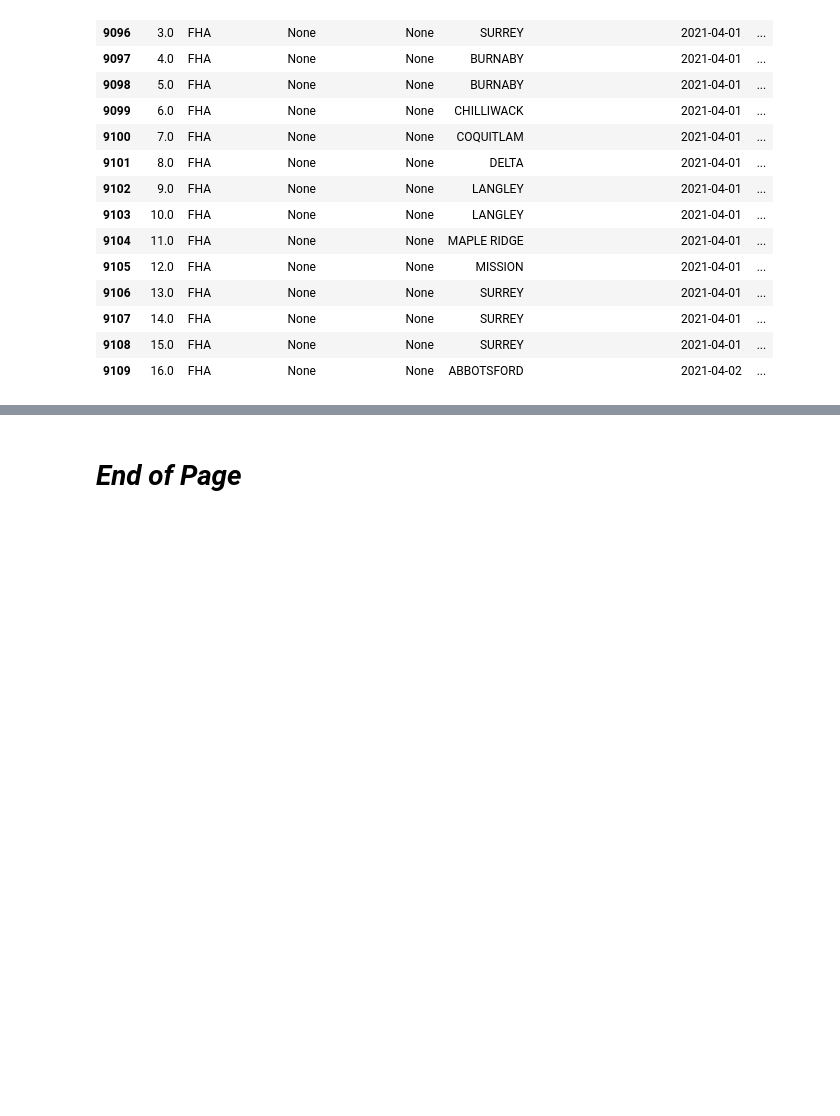
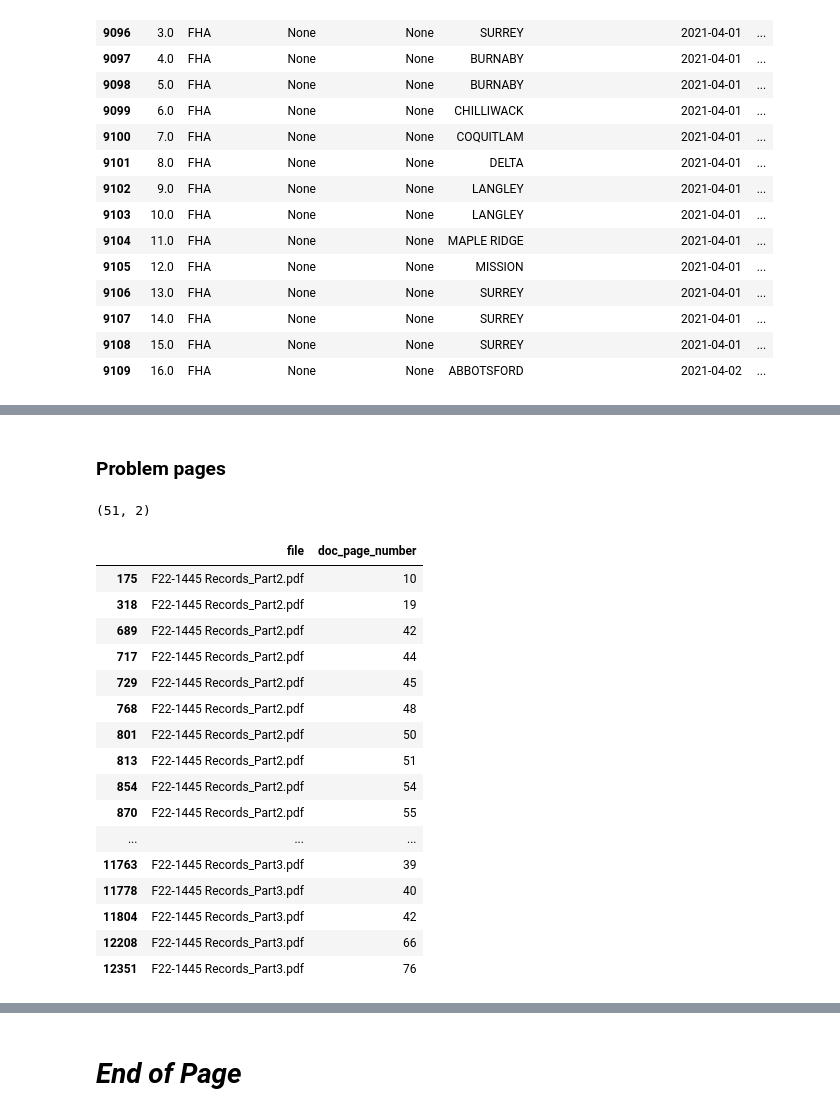
Before and after one commit to silvhua/BC-Covid-workplace-closures, a Jupyter notebook: notebooks/2023-04-22 align columns.ipynb, the cells around one changed output, grey strips where cells are left out. Drawn from its saved outputs; the diff is of its cells as text; code cells hidden in the pictures; blank space fills up the shorter version.

```diff
--- a/notebooks/2023-04-22 align columns.ipynb
+++ b/notebooks/2023-04-22 align columns.ipynb
@@ -200,0 +291,24 @@ dtype: object
+# %% [markdown]
+### Problem pages
+# %%
+print(problem_pages.shape)
+problem_pages
+# %% [output]
+(51, 2)
+|  | file | doc_page_number |
+| 175 | F22-1445 Records_Part2.pdf | 10 |
+| 318 | F22-1445 Records_Part2.pdf | 19 |
+| 689 | F22-1445 Records_Part2.pdf | 42 |
+| 717 | F22-1445 Records_Part2.pdf | 44 |
+| 729 | F22-1445 Records_Part2.pdf | 45 |
+| 768 | F22-1445 Records_Part2.pdf | 48 |
+| 801 | F22-1445 Records_Part2.pdf | 50 |
+| 813 | F22-1445 Records_Part2.pdf | 51 |
+| 854 | F22-1445 Records_Part2.pdf | 54 |
+| 870 | F22-1445 Records_Part2.pdf | 55 |
+| ... | ... | ... |
+| 11763 | F22-1445 Records_Part3.pdf | 39 |
+| 11778 | F22-1445 Records_Part3.pdf | 40 |
+| 11804 | F22-1445 Records_Part3.pdf | 42 |
+| 12208 | F22-1445 Records_Part3.pdf | 66 |
+| 12351 | F22-1445 Records_Part3.pdf | 76 |
```
Also changed, not shown: parts of 13 cells of this notebook, 3 other files.
